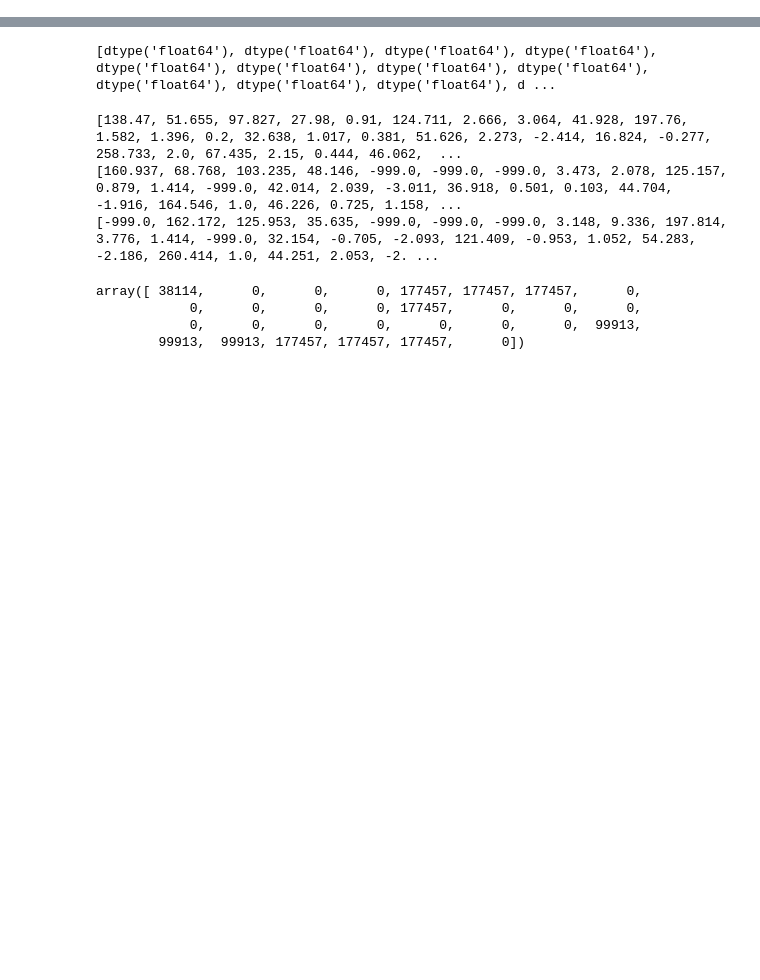
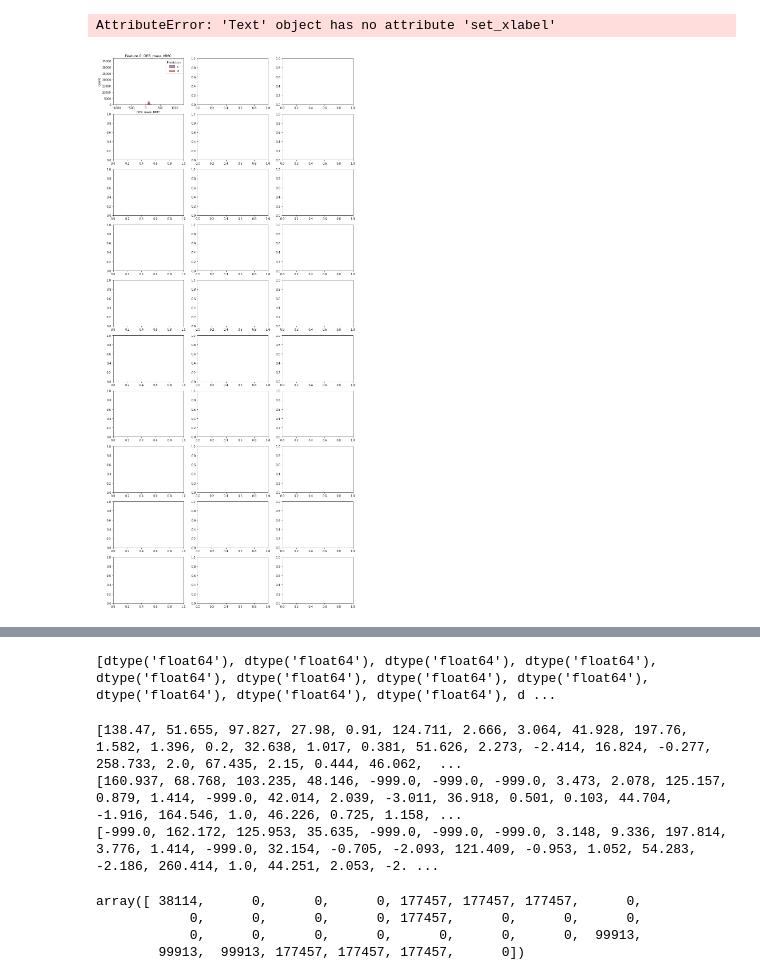
Before and after one commit to mismayil/higgs-boson, a Jupyter notebook: exploration.ipynb, the cells around one changed output, grey strips where cells are left out. Saved outputs shown, nothing was run; the diff lists cells and outputs as text; code cells hidden in the pictures; blank space fills up the shorter version.

```diff
--- a/exploration.ipynb
+++ b/exploration.ipynb
@@ -25,0 +43,12 @@ tX.shape
+# %%
+def seaborn_plot_features(df):
+    f, a = plt.subplots(10, 3, figsize=(15, 35))
+    i=0
+    for feature_name in df.columns[2:]:
+        plt.subplot(10,3,i+1)
+        sns.histplot(data=df, hue='Prediction', x=feature_name, palette="magma", multiple="layer").set_title("Feature {}: {}".format(i, feature_name)).set_xlabel("")
+        i+=1
+seaborn_plot_features(df)
+# %% [output]
+AttributeError: 'Text' object has no attribute 'set_xlabel'
+[figure, added]
```
Also changed, not shown: parts of 9 cells of this notebook, 1 other file.
